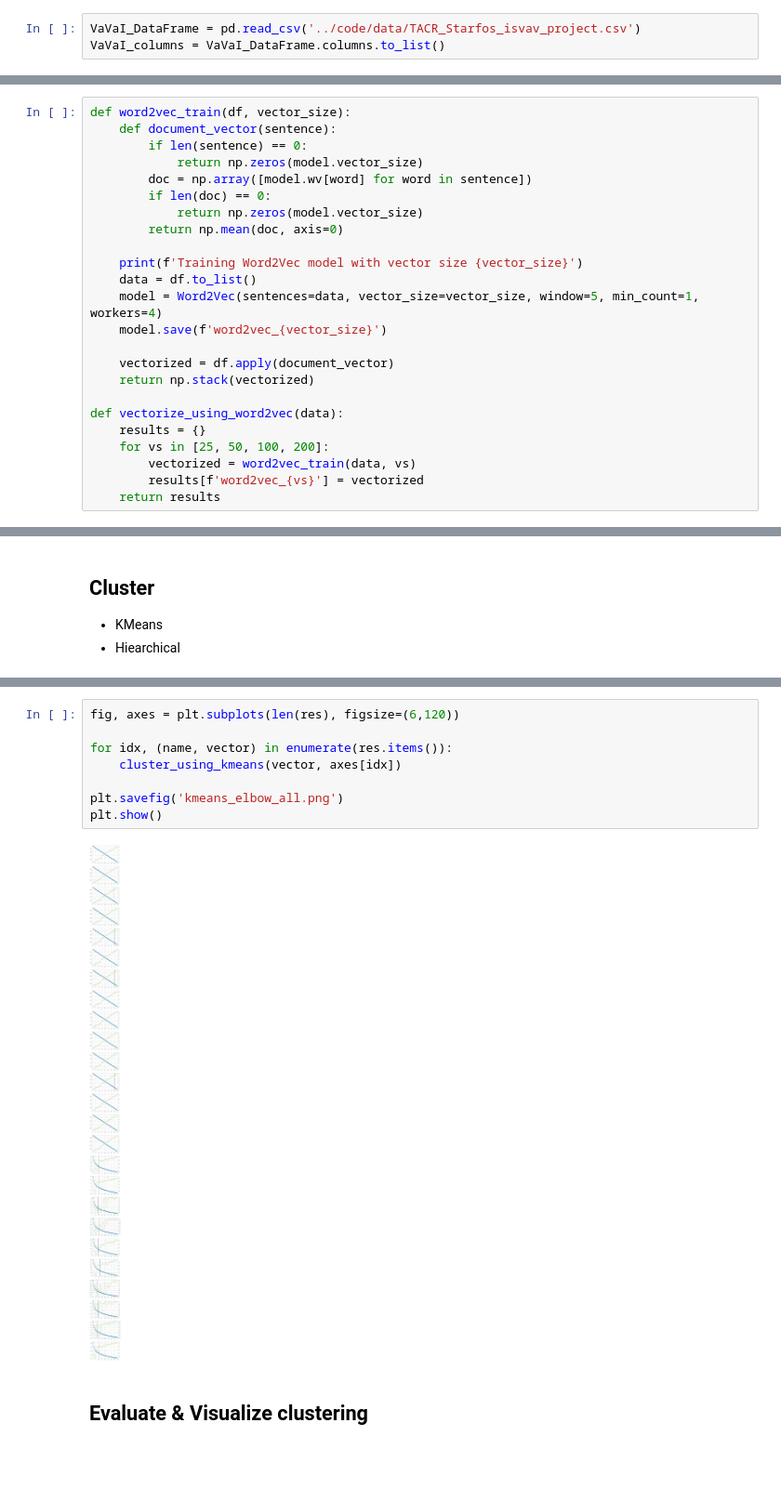
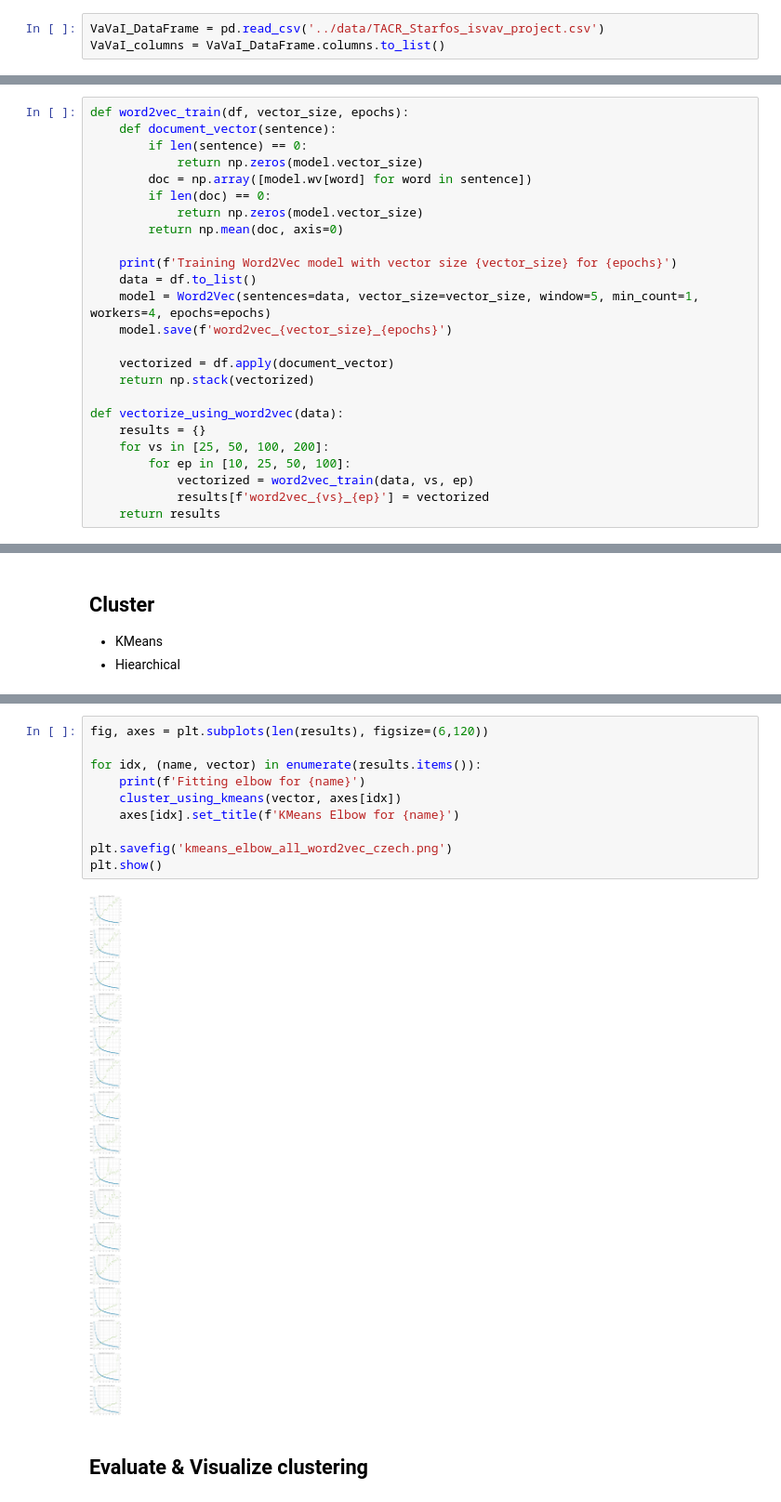
Before and after one commit to Fassty/mff, a Jupyter notebook: bachelor_thesis/notebooks/Interactive Clustering & Visualization.ipynb, the cells around one changed output, grey strips where cells are left out. Shown at 93% size. Saved outputs shown, nothing was run; the diff lists cells and outputs as text; blank space fills up the shorter version.

```diff
--- a/bachelor_thesis/notebooks/Interactive Clustering & Visualization.ipynb
+++ b/bachelor_thesis/notebooks/Interactive Clustering & Visualization.ipynb
@@ -11,7 +11,7 @@ import matplotlib.pyplot as plt
 # %% [markdown]
 ## Load data
 # %%
-VaVaI_DataFrame = pd.read_csv('../code/data/TACR_Starfos_isvav_project.csv')
+VaVaI_DataFrame = pd.read_csv('../data/TACR_Starfos_isvav_project.csv')
 VaVaI_columns = VaVaI_DataFrame.columns.to_list()
 # %% [markdown]
 ## Filter columns
@@ -172,7 +172,7 @@ def vectorize_using_pretrained_word2vec(data):
         results[f'word2vec_({model_name})'] = vectorized
     return results
 # %%
-def word2vec_train(df, vector_size):
+def word2vec_train(df, vector_size, epochs):
     def document_vector(sentence):
         if len(sentence) == 0:
             return np.zeros(model.vector_size)
@@ -181,10 +181,10 @@ def word2vec_train(df, vector_size):
             return np.zeros(model.vector_size)
         return np.mean(doc, axis=0)
 
-    print(f'Training Word2Vec model with vector size {vector_size}')
+    print(f'Training Word2Vec model with vector size {vector_size} for {epochs}')
     data = df.to_list()
-    model = Word2Vec(sentences=data, vector_size=vector_size, window=5, min_count=1, workers=4)
-    model.save(f'word2vec_{vector_size}')
+    model = Word2Vec(sentences=data, vector_size=vector_size, window=5, min_count=1, workers=4, epochs=epochs)
+    model.save(f'word2vec_{vector_size}_{epochs}')
 
     vectorized = df.apply(document_vector)
     return np.stack(vectorized)
@@ -192,8 +192,9 @@ def word2vec_train(df, vector_size):
 def vectorize_using_word2vec(data):
     results = {}
     for vs in [25, 50, 100, 200]:
-        vectorized = word2vec_train(data, vs)
-        results[f'word2vec_{vs}'] = vectorized
+        for ep in [10, 25, 50, 100]:
+            vectorized = word2vec_train(data, vs, ep)
+            results[f'word2vec_{vs}_{ep}'] = vectorized
     return results
 # %%
 from gensim.models.doc2vec import Doc2Vec, TaggedDocument
@@ -341,13 +327,15 @@ Hopkins score for doc2vec_200_100: 0.300343
 # %%
-fig, axes = plt.subplots(len(res), figsize=(6,120))
+fig, axes = plt.subplots(len(results), figsize=(6,120))
 
-for idx, (name, vector) in enumerate(res.items()):
+for idx, (name, vector) in enumerate(results.items()):
+    print(f'Fitting elbow for {name}')
     cluster_using_kmeans(vector, axes[idx])
+    axes[idx].set_title(f'KMeans Elbow for {name}')
 
-plt.savefig('kmeans_elbow_all.png')
+plt.savefig('kmeans_elbow_all_word2vec_czech.png')
 plt.show()
 # %% [output]
-[figure, old version]
+[figure, new version]
 # %% [markdown]
 ## Evaluate & Visualize clustering
 # %%
```
Also changed, not shown: parts of 4 cells of this notebook, 13 other files.
